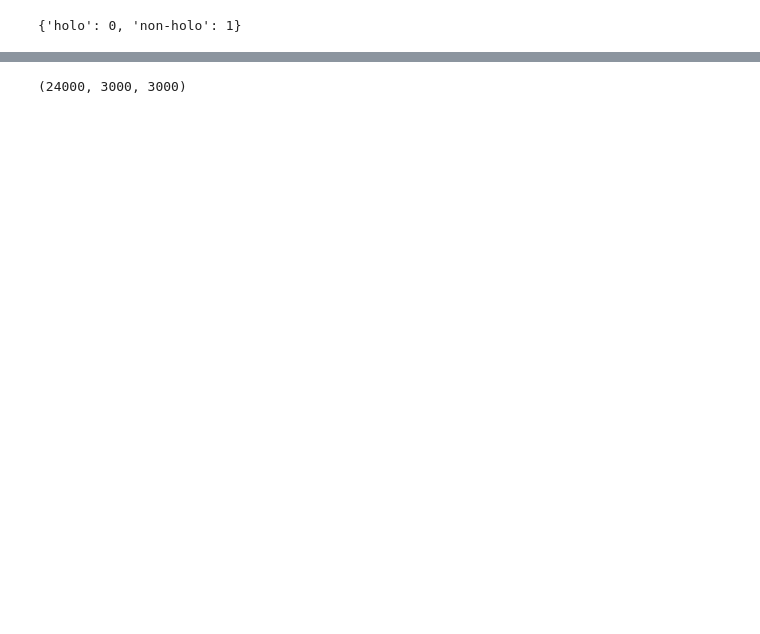
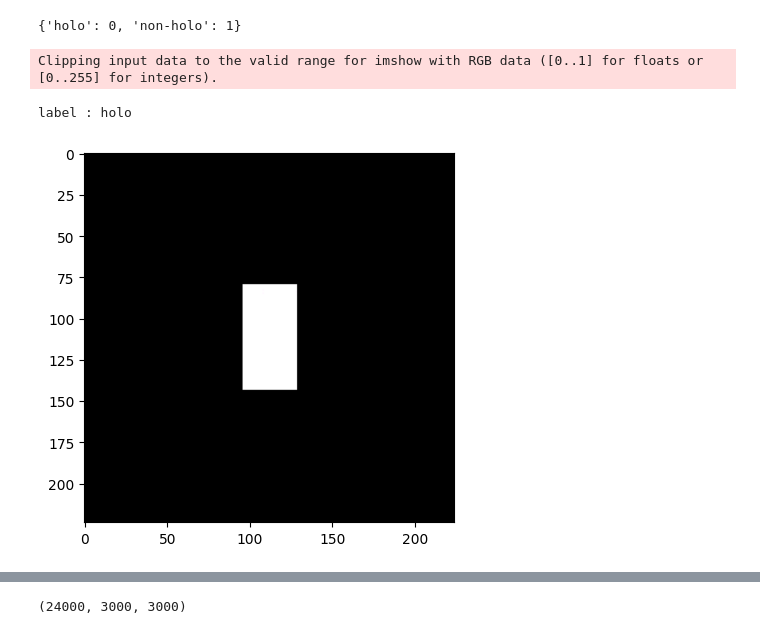
Before and after one commit to Yanis-Bouchelaghem/HoloVision-Models, a Jupyter notebook: model_training.ipynb, the cells around one changed output, grey strips where cells are left out. Drawn from its saved outputs; the diff is of its cells as text; code cells hidden in the pictures; blank space fills up the shorter version.

```diff
--- a/model_training.ipynb
+++ b/model_training.ipynb
@@ -10,10 +11,14 @@ from vit_model import ViTModel
 # %%
 # we'll see if needed
 # Define transforms to preprocess the data (you can customize these as needed)
+TARGET_WIDTH = 224
+TARGET_HEIGHT = 224
+
 transform = transforms.Compose([
+    transforms.ToTensor(),              # Convert the image to a PyTorch tensor
     transforms.Normalize(mean=[0.485, 0.456, 0.406], std=[0.229, 0.224, 0.225]),  # Normalize the image
-    transforms.Pad((111, 96, 112, 96), fill=0),  # Add Padding:  Our images are 64x33 (left,right,top, bottom)
-    transforms.ToTensor()              # Convert the image to a PyTorch tensor
+    #transforms.Pad((111, 96, 112, 96), fill=0),  # Add Padding:  Our images are 64x33 (left,right,top, bottom)
+    transforms.Pad((96,80, 95, 80), fill=0) # Add padding for ViT (target is 224*224)
 ])
 # %%
 # Load the dataset using ImageFolder
@@ -21,4 +26,12 @@ dataset = datasets.ImageFolder(root="dataset", transform=transform)
 dataset.class_to_idx
 # %% [output]
 {'holo': 0, 'non-holo': 1}
+# %%
+image_index = 943
+plt.imshow(dataset[image_index][0].permute(1, 2, 0))
+print(f"label : {dataset.classes[dataset[image_index][1]]}")
+# %% [output]
+Clipping input data to the valid range for imshow with RGB data ([0..1] for floats or [0..255] for integers).
+label : holo
+[figure, added]
 # %%
```
Also changed, not shown: parts of 10 cells of this notebook, 2 other files.
